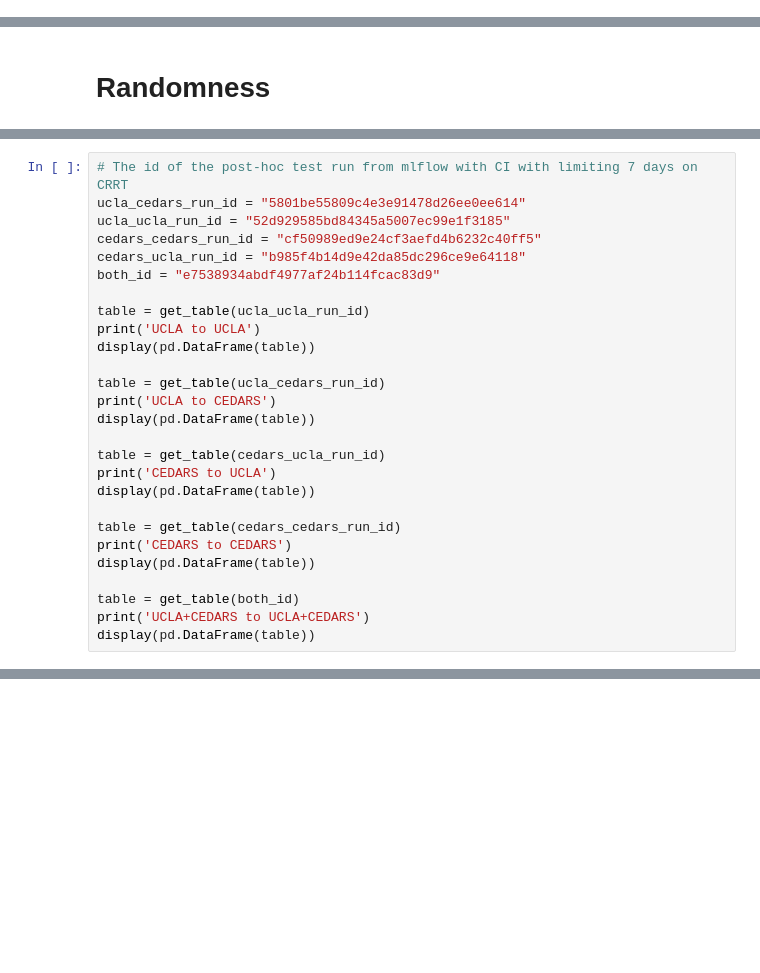
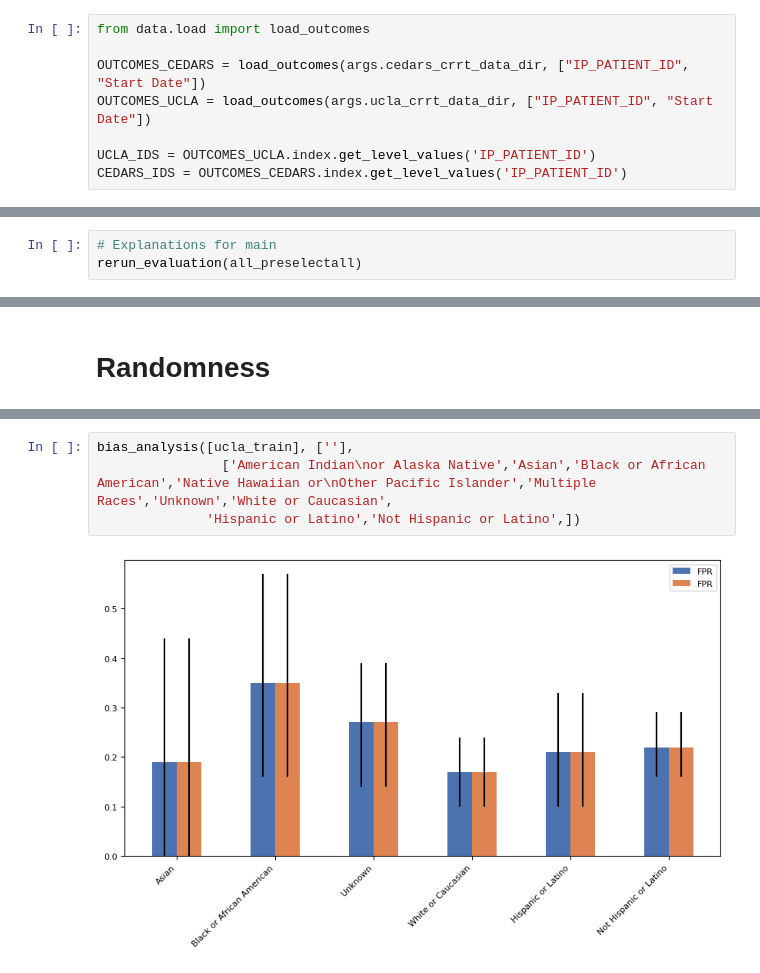
Before and after one commit to uclamii/CRRT, a Jupyter notebook: notebooks/results_analysis.ipynb, the cells around one changed output, grey strips where cells are left out. Saved outputs shown, nothing was run; the diff lists cells and outputs as text; blank space fills up the shorter version.

```diff
--- a/notebooks/results_analysis.ipynb
+++ b/notebooks/results_analysis.ipynb
@@ -625,0 +176,8 @@ test_FN_subgroup_
+# %%
+from data.load import load_outcomes
+
+OUTCOMES_CEDARS = load_outcomes(args.cedars_crrt_data_dir, ["IP_PATIENT_ID", "Start Date"])
+OUTCOMES_UCLA = load_outcomes(args.ucla_crrt_data_dir, ["IP_PATIENT_ID", "Start Date"])
+
+UCLA_IDS = OUTCOMES_UCLA.index.get_level_values('IP_PATIENT_ID')
+CEDARS_IDS = OUTCOMES_CEDARS.index.get_level_values('IP_PATIENT_ID')
@@ -625,0 +323,3 @@ test_FN_subgroup_
+# %%
+# Explanations for main
+rerun_evaluation(all_preselectall)
@@ -1382,27 +1647,0 @@ UCLA+CEDARS to UCLA+CEDARS
-# %%
-# The id of the post-hoc test run from mlflow with CI with limiting 7 days on CRRT
-ucla_cedars_run_id = "5801be55809c4e3e91478d26ee0ee614"
-ucla_ucla_run_id = "52d929585bd84345a5007ec99e1f3185"
-cedars_cedars_run_id = "cf50989ed9e24cf3aefd4b6232c40ff5"
-cedars_ucla_run_id = "b985f4b14d9e42da85dc296ce9e64118"
-both_id = "e7538934abdf4977af24b114fcac83d9"
-
-table = get_table(ucla_ucla_run_id)
-print('UCLA to UCLA')
-display(pd.DataFrame(table))
-
-table = get_table(ucla_cedars_run_id)
-print('UCLA to CEDARS')
-display(pd.DataFrame(table))
-
-table = get_table(cedars_ucla_run_id)
-print('CEDARS to UCLA')
-display(pd.DataFrame(table))
-
-table = get_table(cedars_cedars_run_id)
-print('CEDARS to CEDARS')
-display(pd.DataFrame(table))
-
-table = get_table(both_id)
-print('UCLA+CEDARS to UCLA+CEDARS')
-display(pd.DataFrame(table))
@@ -1439,0 +1723,6 @@ UCLA+CEDARS to UCLA+CEDARS
+# %%
+bias_analysis([ucla_train], [''],
+                ['American Indian\nor Alaska Native','Asian','Black or African American','Native Hawaiian or\nOther Pacific Islander','Multiple Races','Unknown','White or Caucasian',
+              'Hispanic or Latino','Not Hispanic or Latino',])
+# %% [output]
+[figure, added]
```
Also changed, not shown: parts of 88 cells of this notebook, 12 other files.
